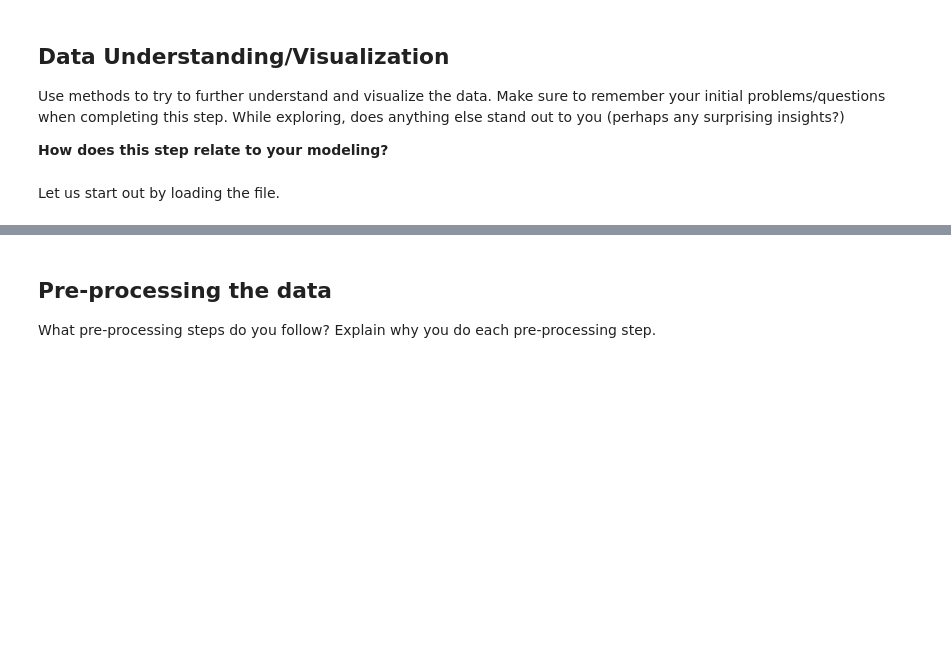
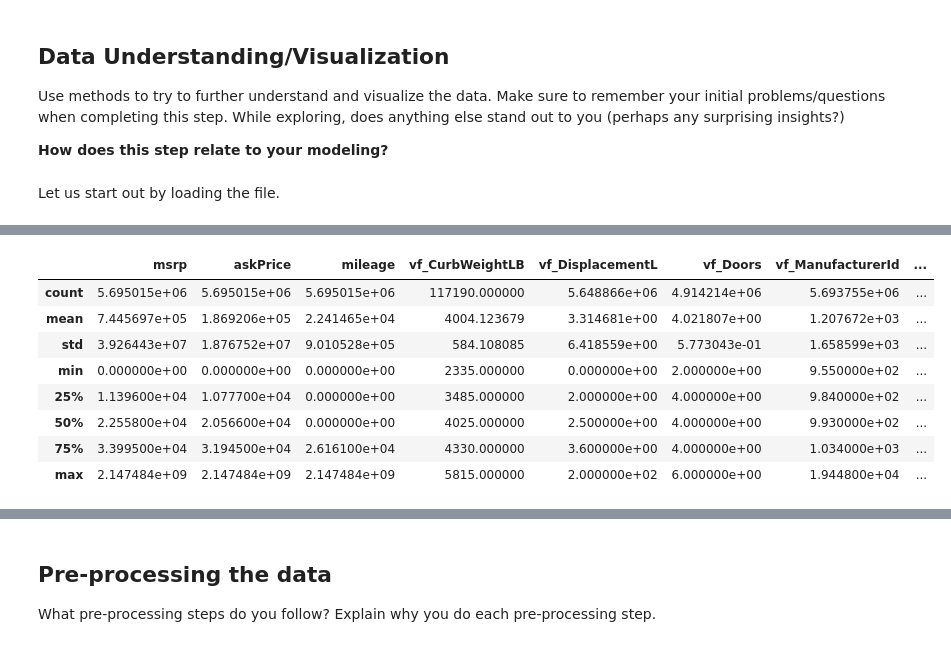
Before and after one commit to matthewasloan95/p4-clustering, a Jupyter notebook: p4.ipynb, the cells around one changed output, grey strips where cells are left out. Cells and saved outputs as stored; diff of their text form; code cells hidden in the pictures; blank space fills up the shorter version.

```diff
--- a/p4.ipynb
+++ b/p4.ipynb
@@ -238,0 +175,12 @@ vf_Windows                       nan
+# %%
+main_df.describe()
+# %% [output]
+|  | msrp | askPrice | mileage | vf_CurbWeightLB | vf_DisplacementL | vf_Doors | vf_ManufacturerId | ... |
+| count | 5.695015e+06 | 5.695015e+06 | 5.695015e+06 | 117190.000000 | 5.648866e+06 | 4.914214e+06 | 5.693755e+06 | ... |
+| mean | 7.445697e+05 | 1.869206e+05 | 2.241465e+04 | 4004.123679 | 3.314681e+00 | 4.021807e+00 | 1.207672e+03 | ... |
+| std | 3.926443e+07 | 1.876752e+07 | 9.010528e+05 | 584.108085 | 6.418559e+00 | 5.773043e-01 | 1.658599e+03 | ... |
+| min | 0.000000e+00 | 0.000000e+00 | 0.000000e+00 | 2335.000000 | 0.000000e+00 | 2.000000e+00 | 9.550000e+02 | ... |
+| 25% | 1.139600e+04 | 1.077700e+04 | 0.000000e+00 | 3485.000000 | 2.000000e+00 | 4.000000e+00 | 9.840000e+02 | ... |
+| 50% | 2.255800e+04 | 2.056600e+04 | 0.000000e+00 | 4025.000000 | 2.500000e+00 | 4.000000e+00 | 9.930000e+02 | ... |
+| 75% | 3.399500e+04 | 3.194500e+04 | 2.616100e+04 | 4330.000000 | 3.600000e+00 | 4.000000e+00 | 1.034000e+03 | ... |
+| max | 2.147484e+09 | 2.147484e+09 | 2.147484e+09 | 5815.000000 | 2.000000e+02 | 6.000000e+00 | 1.944800e+04 | ... |
```
Also changed, not shown: parts of 47 cells of this notebook.
